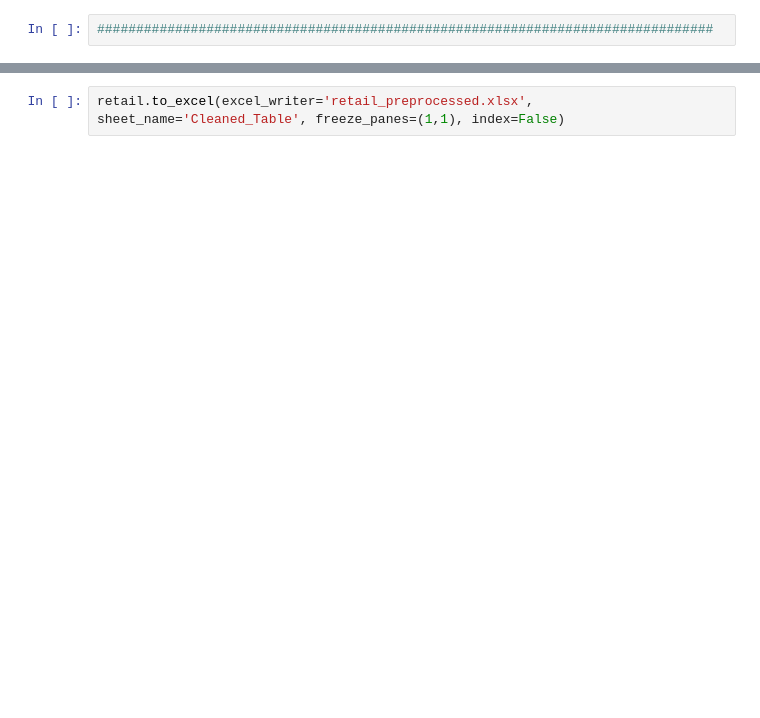
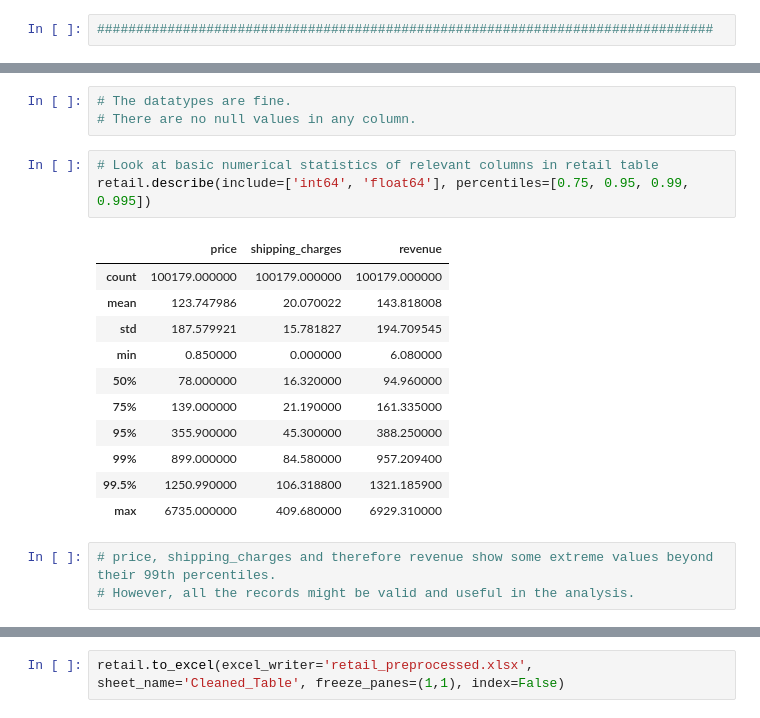
Before and after one commit to MalhotraUmang/Capstone_Marketing_And_Retail_Analytics, a Jupyter notebook: retail_analytics.ipynb, the cells around one changed output, grey strips where cells are left out. Cells and saved outputs as stored; diff of their text form; blank space fills up the shorter version.

```diff
--- a/retail_analytics.ipynb
+++ b/retail_analytics.ipynb
@@ -831,3 +567,24 @@ dtype: int64
+# %%
+# The datatypes are fine.
+# There are no null values in any column.
+# %%
+# Look at basic numerical statistics of relevant columns in retail table
+retail.describe(include=['int64', 'float64'], percentiles=[0.75, 0.95, 0.99, 0.995])
+# %% [output]
+|  | price | shipping_charges | revenue |
+| count | 100179.000000 | 100179.000000 | 100179.000000 |
+| mean | 123.747986 | 20.070022 | 143.818008 |
+| std | 187.579921 | 15.781827 | 194.709545 |
+| min | 0.850000 | 0.000000 | 6.080000 |
+| 50% | 78.000000 | 16.320000 | 94.960000 |
+| 75% | 139.000000 | 21.190000 | 161.335000 |
+| 95% | 355.900000 | 45.300000 | 388.250000 |
+| 99% | 899.000000 | 84.580000 | 957.209400 |
+| 99.5% | 1250.990000 | 106.318800 | 1321.185900 |
+| max | 6735.000000 | 409.680000 | 6929.310000 |
+# %%
+# price, shipping_charges and therefore revenue show some extreme values beyond their 99th percentiles.
+# However, all the records might be valid and useful in the analysis.
 # %%
 # check number of records and features in retail table
 print('Records: {}\nFeatures: {}'.format(retail.shape[0], retail.shape[1]))
```
Also changed, not shown: parts of 161 cells of this notebook.
